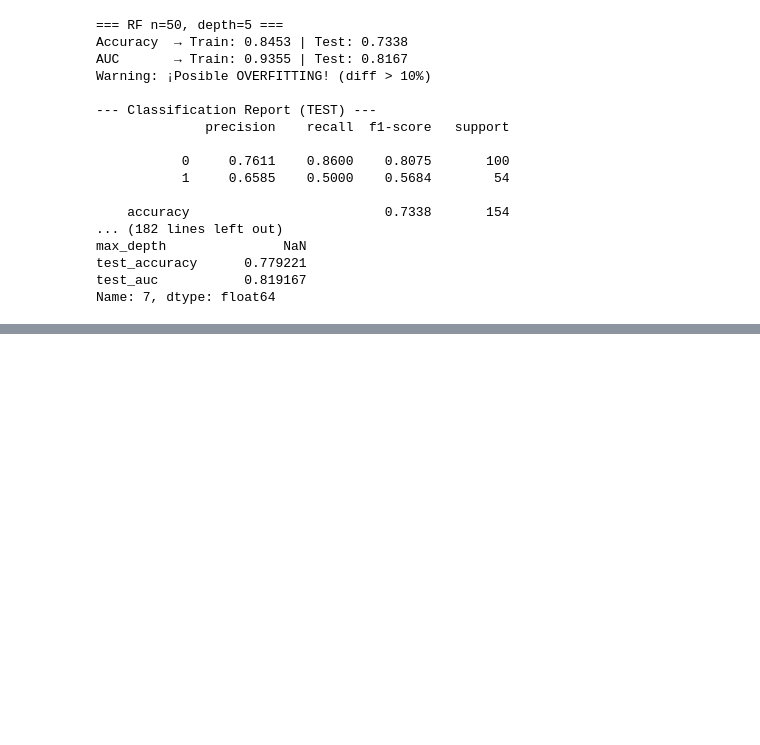
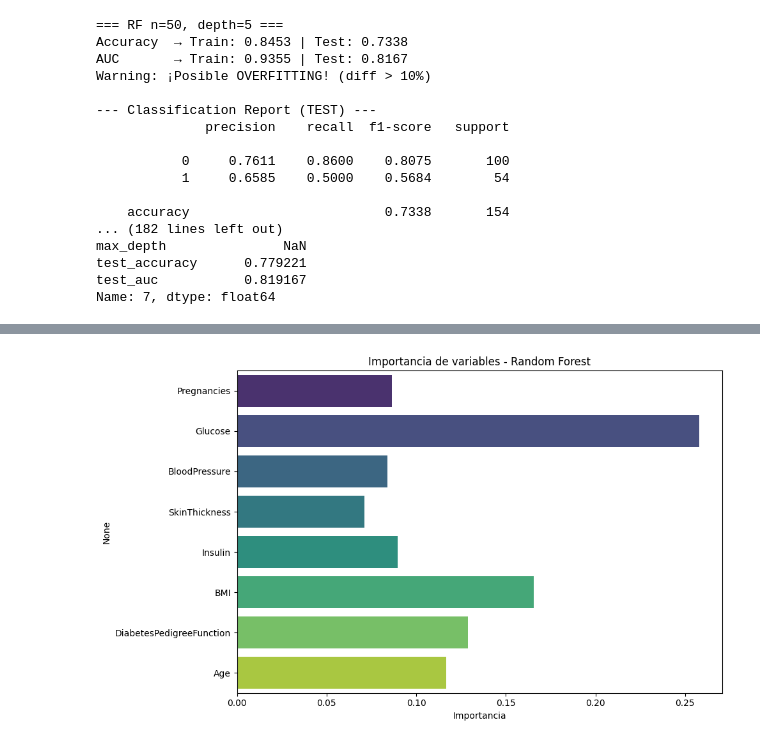
Before and after one commit to 4GeeksAcademy/AdriARE_proyecto-random-forest, a Jupyter notebook: src/explore.ipynb, the cells around one changed output, grey strips where cells are left out. Cells and saved outputs as stored; diff of their text form; code cells hidden in the pictures; blank space fills up the shorter version.

Commit message:
Proyecto Random Forest v02

```diff
--- a/src/explore.ipynb
+++ b/src/explore.ipynb
@@ -309,0 +361,16 @@ Name: 7, dtype: float64
+# %%
+# MODELO FINAL ÓPTIMO
+rf_final = RandomForestClassifier(
+    n_estimators=50,
+    max_depth=None,
+    random_state=42,
+    n_jobs=-1
+)
+
+rf_final.fit(X_train, y_train)
+
+# Evaluación final
+acc_final, auc_final = evaluate_model(
+    rf_final, X_train, X_test, y_train, y_test,
+    "Random Forest FINAL"
+)
@@ -309,0 +392,13 @@ Name: 7, dtype: float64
+# %%
+importances = rf_final.feature_importances_
+feature_names = X_train.columns
+
+# Gráfico
+plt.figure(figsize=(10, 6))
+sns.barplot(x=importances, y=feature_names, palette="viridis")
+plt.title("Importancia de variables - Random Forest")
+plt.xlabel("Importancia")
+plt.tight_layout()
+plt.show()
+# %% [output]
+[figure, added]
```
Also changed, not shown: parts of 6 cells of this notebook.
